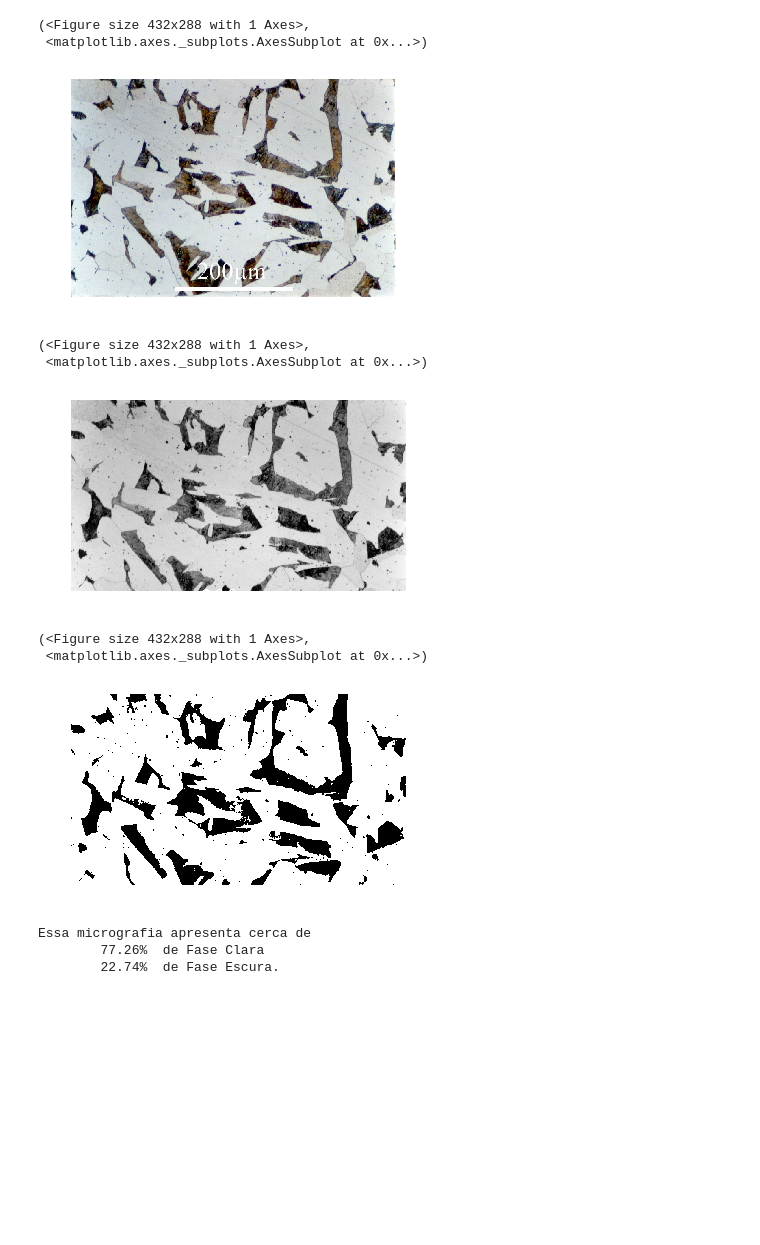
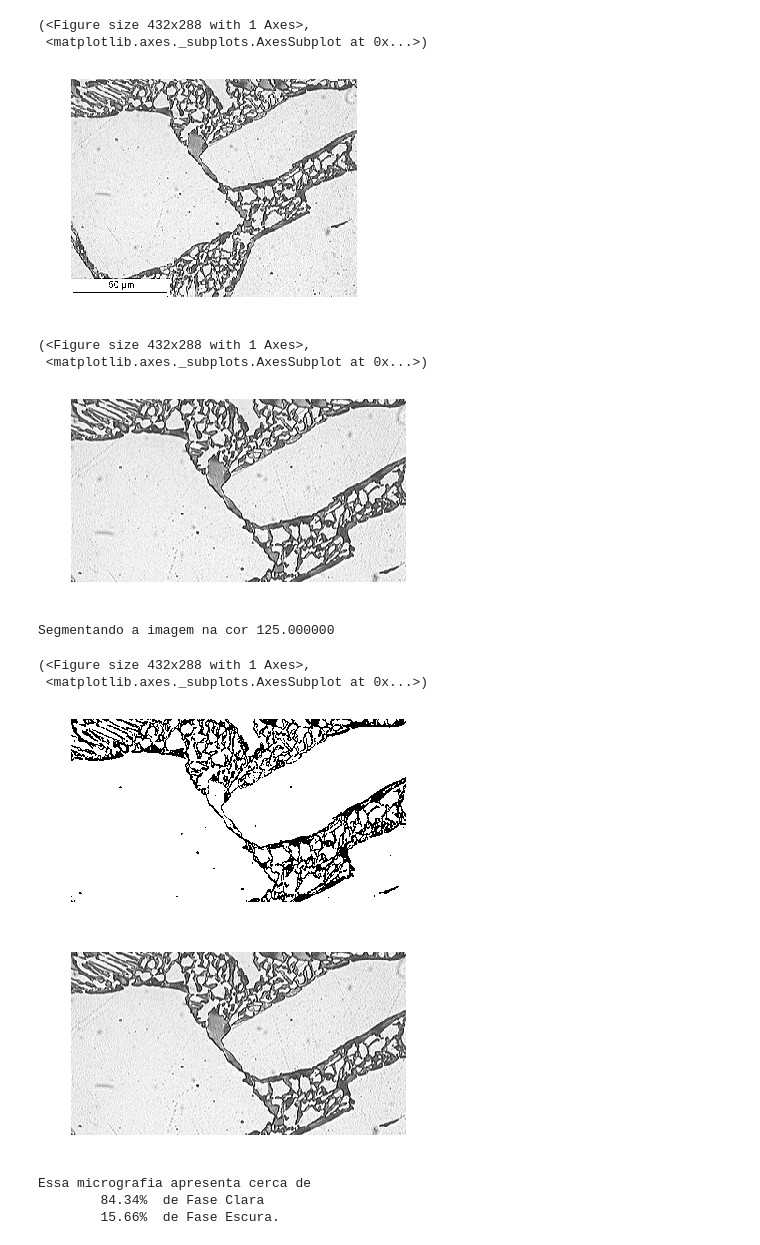
Before and after one commit to AnBarbosa/AnaliseQuantitativaDeMateriaisBifasicos, a Jupyter notebook: QuantificadorDeFases.ipynb, the cells around one changed output. Saved outputs shown, nothing was run; the diff lists cells and outputs as text; code cells hidden in the pictures; blank space fills up the shorter version.

Commit message:
Sistema testado com algumas imagens diferentes.

```diff
--- a/QuantificadorDeFases.ipynb
+++ b/QuantificadorDeFases.ipynb
@@ -7,7 +7,8 @@
 # A imagem deve ser uma microestrutura bifásica.
 # A imagem padrão é uma Micrografia de Ferro Cinzento. Vá à 4a célula para acompanhar o funcionamento
 # detalhado do programa. Na última célula temos o resultado da análise.
-NOME_DA_IMAGEM_A_SER_ANALISADA = "FromDoItPoms000288.jpg"
+NOME_DA_IMAGEM_A_SER_ANALISADA = "FromDoItPoms000668.gif" #"FromDoItPoms000288.jpg" #
+
 NOME_DA_FASE_ESCURA = "Fase Escura"
 NOME_DA_FASE_CLARA  = "Fase Clara"
 
@@ -17,8 +18,13 @@ BORDA_DIREITA = 5
 BORDA_SUPERIOR = 5
 BORDA_INFERIOR = 80
 
-# Valor que define o limiar de corte de 0(preto) a 1(branco)
-VALOR_DE_CORTE = 0.6 # valor de 0 a 1.
+# Valor que define o limiar de corte
+VALOR_DE_CORTE = 0.6  # Valores Recomendados
+#                     Imagem  Valor
+#                     161     0.3
+#                     209     0.4
+#                     288     0.5
+#                     668     125 (imagem GIF, cores codificadas de forma diferente)
 # %%
 # SETUP
 
@@ -89,7 +96,7 @@ mostra_imagem_cinza(micrografia_colorida)
 # %% [output]
 (<Figure size 432x288 with 1 Axes>,
  <matplotlib.axes._subplots.AxesSubplot at 0x...>)
-[figure, old version]
+[figure, new version]
 # %%
 # Trabalharemos com a imagem em níveis de cinza, pois as cores são irrelevantes.
 img_cinza = color.rgb2gray(micrografia_colorida)
@@ -112,24 +119,29 @@ mostra_imagem_cinza(imagem_cortada)
 # %% [output]
 (<Figure size 432x288 with 1 Axes>,
  <matplotlib.axes._subplots.AxesSubplot at 0x...>)
-[figure, old version]
+[figure, new version]
 # %%
 # Agora iremos separar a imagem. Todos os pixels com mais de 60% de intensidade serão brancos,
 # todos os pixels com intensidade menor que 60% serão pretos.
 
 # Se o usuário quiser experimentar com outros valroes de corte, pode descomentar a linha
 # abaixo para facilitar a análise das alterações.
-#VALOR_DE_CORTE = 0.6 # valor de 0 a 1.
+VALOR_DE_CORTE = 125.0 #valor de 0 a 1 para imagens coloridas
+
+#print(histograma(imagem_cortada))
 
 im_dual = segmenta_imagem(imagem_cortada, VALOR_DE_CORTE)
+#print(im_dual)
 mostra_imagem_cinza(im_dual)
-
+mostra_imagem_cinza(imagem_cortada)
 # Note que há pontos brancos dentro das áreas pretas, e pontos pretos nas áreas brancas. Nós
 # NÃO queremos removê-los, pois se tratam de impurezas(e não ruído).
 # %% [output]
-(<Figure size 432x288 with 1 Axes>,
- <matplotlib.axes._subplots.AxesSubplot at 0x...>)
+Segmentando a imagem na cor 125.000000
+(<Figure size 432x288 with 1 Axes>,
+ <matplotlib.axes._subplots.AxesSubplot at 0x...>)
-[figure, old version]
+[figure, new version]
+[figure, added]
 # %%
 # Agora, podemos utilizar uma simples contagem de pixels e determinar a quantidade de cada fase:
 # Fase Escura: Contagem de pixels pretos.
@@ -145,5 +157,5 @@ fase_clara = 100*fase_clara/numero_total_de_pontos
 print("Essa micrografia apresenta cerca de \n\t%.2f%%  de %s \n\t%.2f%%  de %s." %(fase_clara, NOME_DA_FASE_CLARA, fase_escura, NOME_DA_FASE_ESCURA));
 # %% [output]
 Essa micrografia apresenta cerca de
-        77.26%  de Fase Clara
-        22.74%  de Fase Escura.
+        84.34%  de Fase Clara
+        15.66%  de Fase Escura.
```
Also changed, not shown: parts of 1 cell of this notebook.
